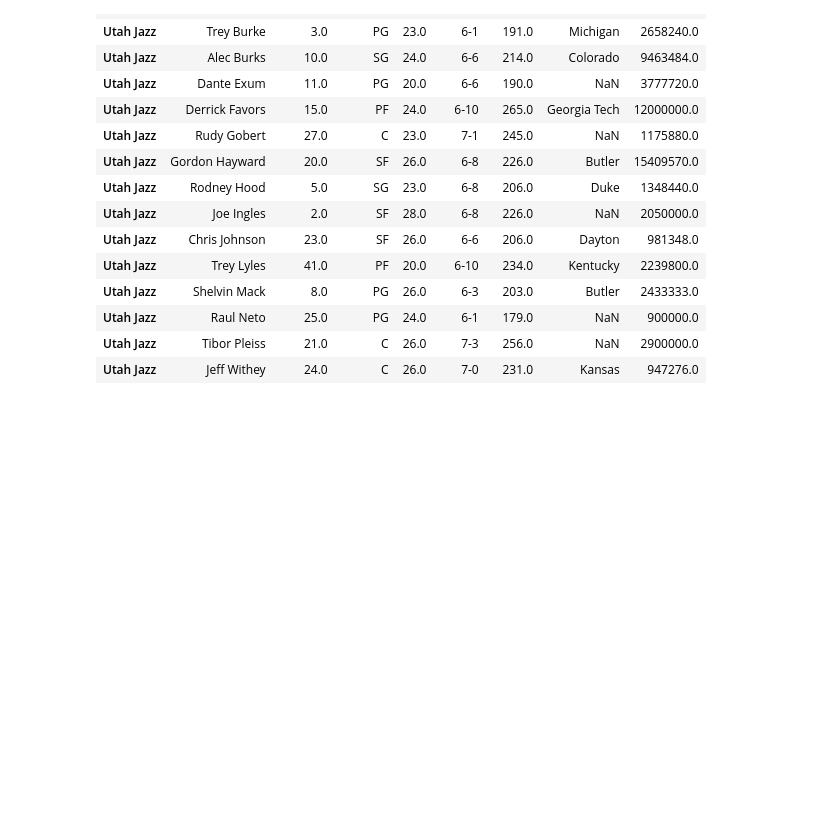
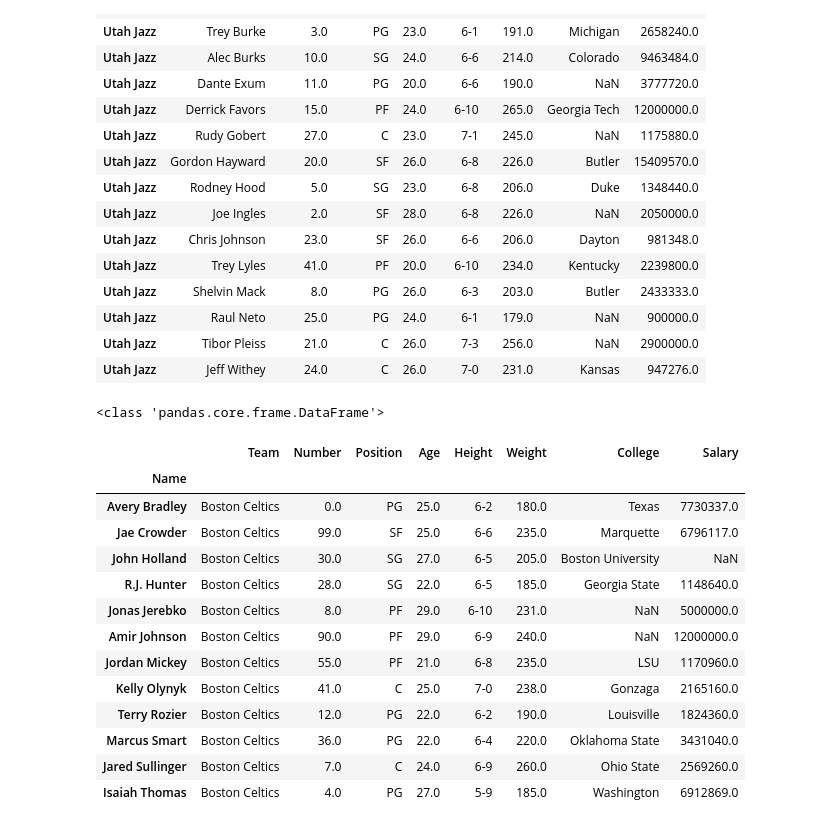
Before and after one commit to Lenmbugua/Python-Numpy-and-Pandas, a Jupyter notebook: Pandas.ipynb, the cells around one changed output. Saved outputs shown, nothing was run; the diff lists cells and outputs as text; code cells hidden in the pictures; blank space fills up the shorter version.

```diff
--- a/Pandas.ipynb
+++ b/Pandas.ipynb
@@ -731,3 +731,28 @@ rows
 | Utah Jazz | Raul Neto | 25.0 | PG | 24.0 | 6-1 | 179.0 | NaN | 900000.0 |
 | Utah Jazz | Tibor Pleiss | 21.0 | C | 26.0 | 7-3 | 256.0 | NaN | 2900000.0 |
 | Utah Jazz | Jeff Withey | 24.0 | C | 26.0 | 7-0 | 231.0 | Kansas | 947276.0 |
+# %%
+#Extracting rows between two index labels
+import pandas as pd
+data = pd.read_csv('nba.csv', index_col="Name")
+#retrieving rows by loc method
+rows = data.loc["Avery Bradley":"Isaiah Thomas"]
+print(type(rows))
+rows
+#As shown in the output image, all the rows that fall between passed two index labels are returned in the form of a data frame.
+# %% [output]
+<class 'pandas.core.frame.DataFrame'>
+|  | Team | Number | Position | Age | Height | Weight | College | Salary |
+| Name |  |  |  |  |  |  |  |  |
+| Avery Bradley | Boston Celtics | 0.0 | PG | 25.0 | 6-2 | 180.0 | Texas | 7730337.0 |
+| Jae Crowder | Boston Celtics | 99.0 | SF | 25.0 | 6-6 | 235.0 | Marquette | 6796117.0 |
+| John Holland | Boston Celtics | 30.0 | SG | 27.0 | 6-5 | 205.0 | Boston University | NaN |
+| R.J. Hunter | Boston Celtics | 28.0 | SG | 22.0 | 6-5 | 185.0 | Georgia State | 1148640.0 |
+| Jonas Jerebko | Boston Celtics | 8.0 | PF | 29.0 | 6-10 | 231.0 | NaN | 5000000.0 |
+| Amir Johnson | Boston Celtics | 90.0 | PF | 29.0 | 6-9 | 240.0 | NaN | 12000000.0 |
+| Jordan Mickey | Boston Celtics | 55.0 | PF | 21.0 | 6-8 | 235.0 | LSU | 1170960.0 |
+| Kelly Olynyk | Boston Celtics | 41.0 | C | 25.0 | 7-0 | 238.0 | Gonzaga | 2165160.0 |
+| Terry Rozier | Boston Celtics | 12.0 | PG | 22.0 | 6-2 | 190.0 | Louisville | 1824360.0 |
+| Marcus Smart | Boston Celtics | 36.0 | PG | 22.0 | 6-4 | 220.0 | Oklahoma State | 3431040.0 |
+| Jared Sullinger | Boston Celtics | 7.0 | C | 24.0 | 6-9 | 260.0 | Ohio State | 2569260.0 |
+| Isaiah Thomas | Boston Celtics | 4.0 | PG | 27.0 | 5-9 | 185.0 | Washington | 6912869.0 |
```
Also changed, not shown: parts of 3 cells of this notebook.
